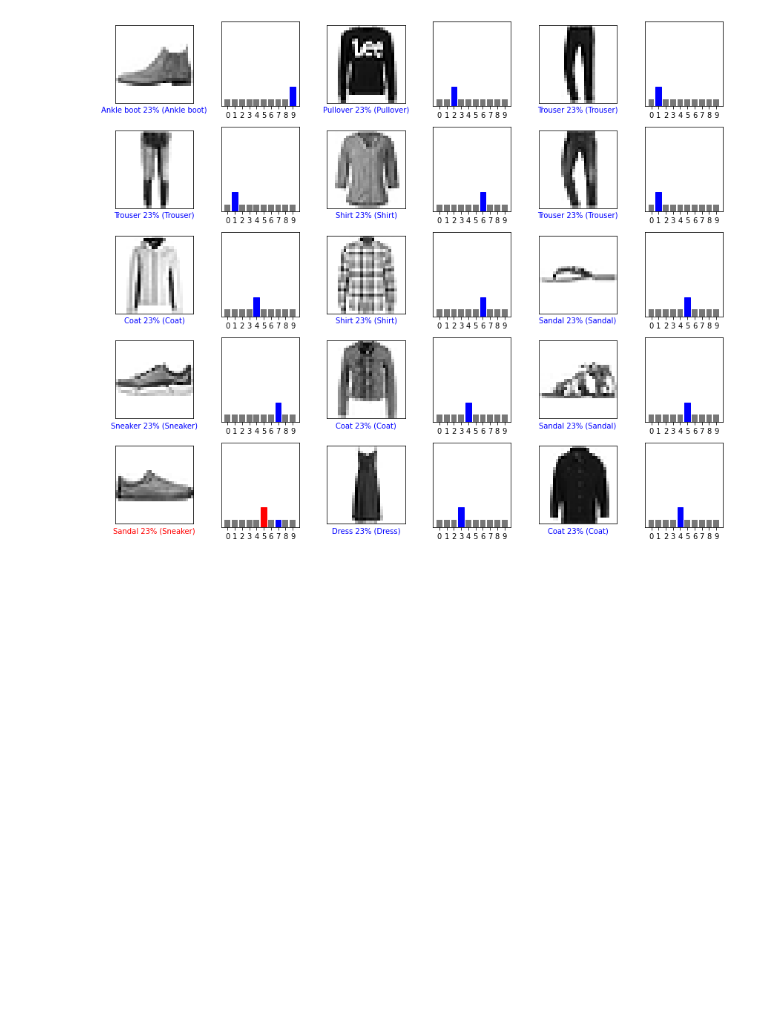
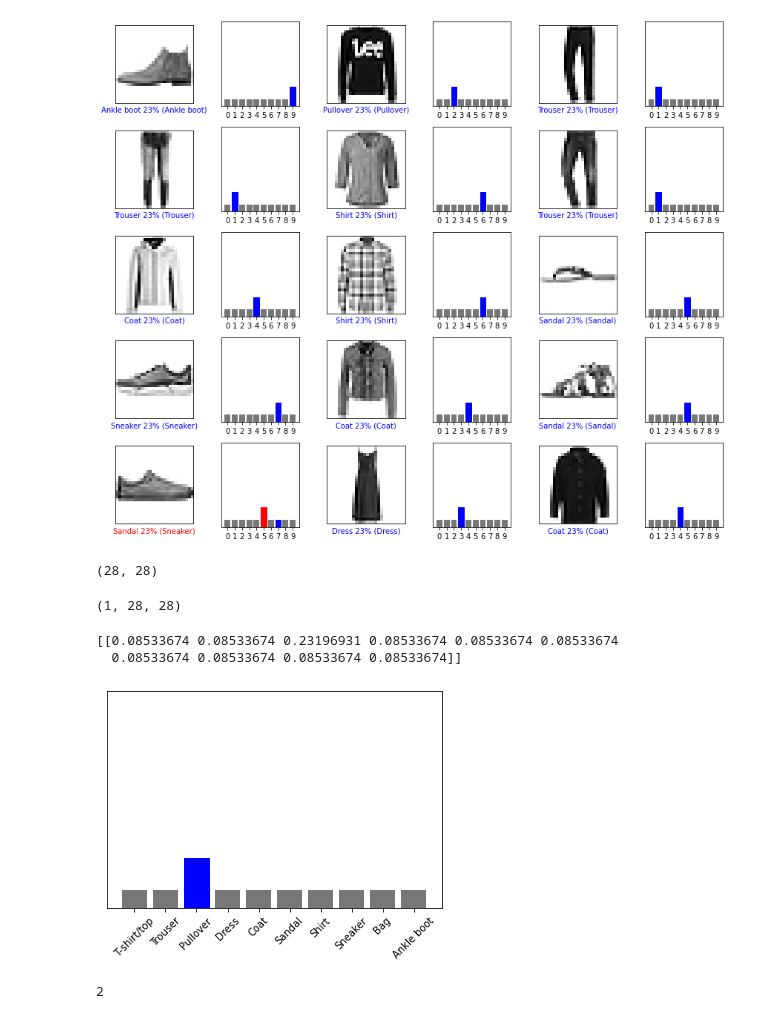
Before and after one commit to kjcoursera/TensorFlow, a Jupyter notebook: Classify_images_of_clothing.ipynb, the cells around one changed output. Drawn from its saved outputs; the diff is of its cells as text; code cells hidden in the pictures; blank space fills up the shorter version.

```diff
--- a/Classify_images_of_clothing.ipynb
+++ b/Classify_images_of_clothing.ipynb
@@ -240,3 +240,33 @@ plt.tight_layout()
 plt.show()
 # %% [output]
 [figure]
+# %%
+# Grab an image from the test dataset.
+img = test_images[1]
+
+print(img.shape)
+# %% [output]
+(28, 28)
+# %%
+# Add the image to a batch where it's the only member.
+img = (np.expand_dims(img,0))
+
+print(img.shape)
+# %% [output]
+(1, 28, 28)
+# %%
+predictions_single = probability_model.predict(img)
+
+print(predictions_single)
+# %% [output]
+[[0.08533674 0.08533674 0.23196931 0.08533674 0.08533674 0.08533674
+  0.08533674 0.08533674 0.08533674 0.08533674]]
+# %%
+plot_value_array(1, predictions_single[0], test_labels)
+_ = plt.xticks(range(10), class_names, rotation=45)
+# %% [output]
+[figure, added]
+# %%
+np.argmax(predictions_single[0])
+# %% [output]
+2
```
